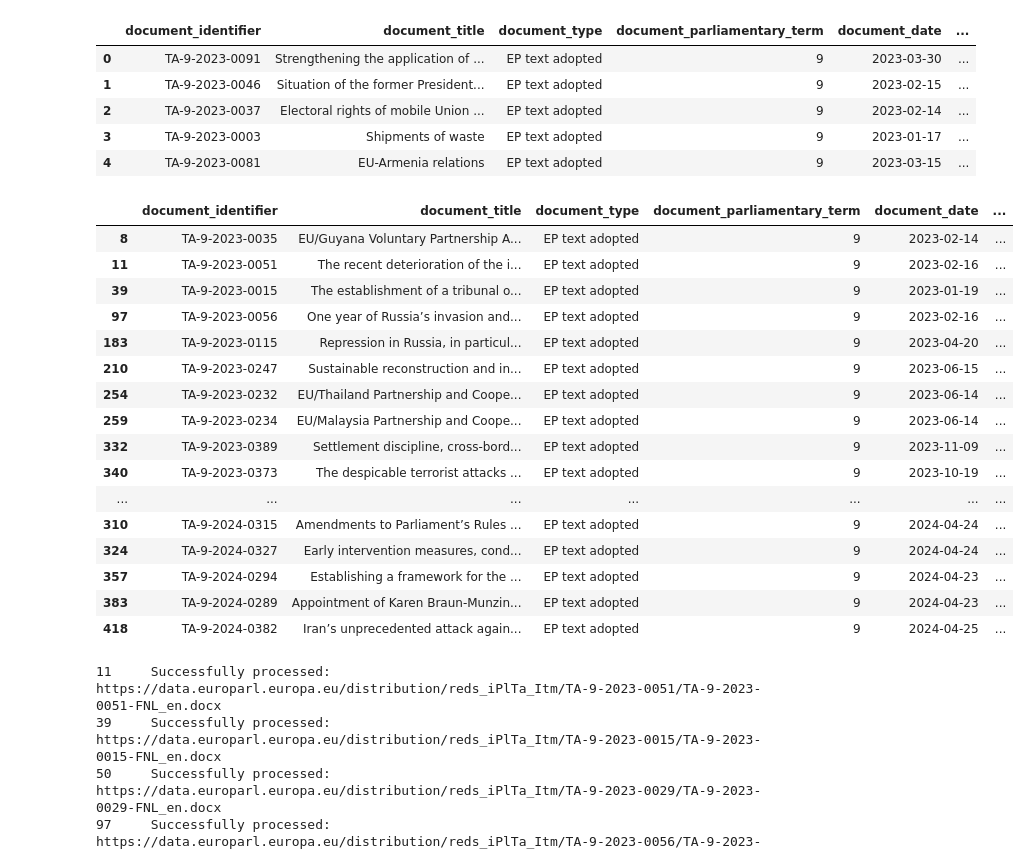
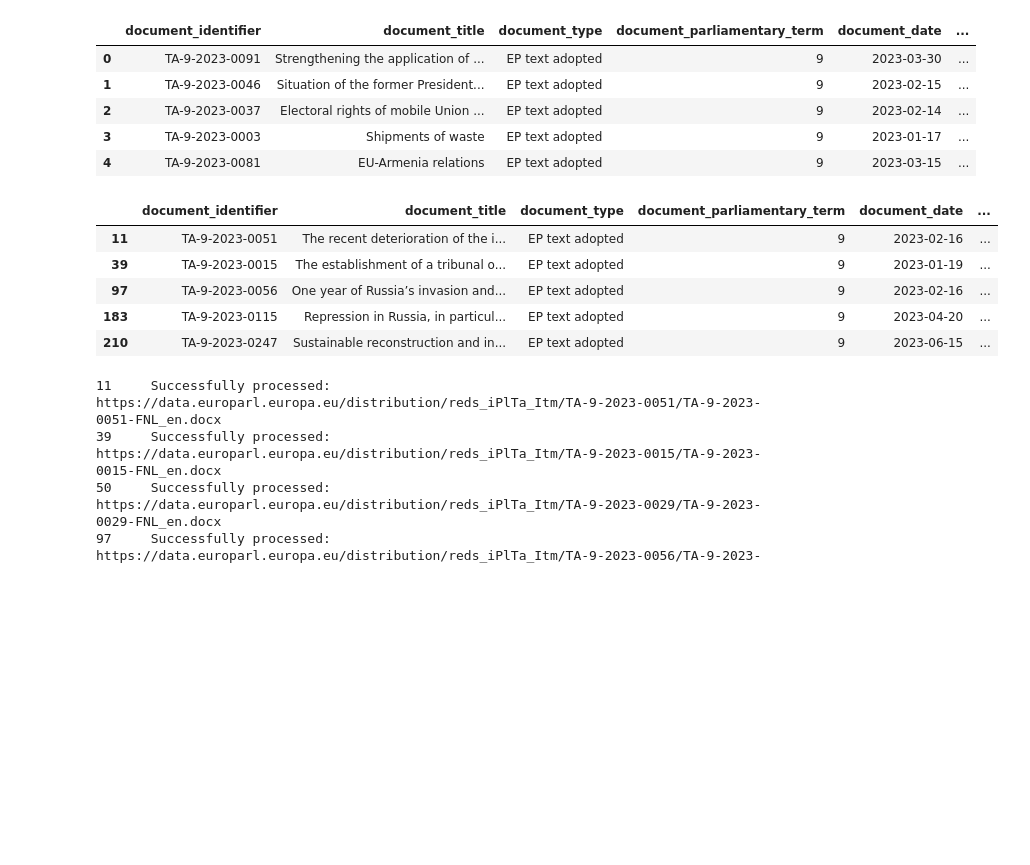
Before and after one commit to d-noe/DHAI_llms_political_conflicts, a Jupyter notebook: notebooks/dataprep.ipynb, the cells around one changed output. Saved outputs shown, nothing was run; the diff lists cells and outputs as text; code cells hidden in the pictures; blank space fills up the shorter version.

```diff
--- a/notebooks/dataprep.ipynb
+++ b/notebooks/dataprep.ipynb
@@ -89,7 +101,9 @@ def check_similar_words(df, column, keywords, threshold=80):
 
     return df[column].apply(has_similar_word)
 # %%
-keywords = ['ukraine', 'russia', 'israel', 'palestine']
+keywords = ['ukraine', 'russia', 'israel', 'palestine', 'gaza',
+        'conflict', 'war', 'peace', 'occupation',
+        'territorial', 'settlement', 'genocide']
 # %%
 check_similar_words(ds, column='document_title', keywords=keywords).value_counts()
 # %% [output]
@@ -144,9 +158,9 @@ def extract_conflict_keywords(df, column='processed_title'):
         pd.Series: Counts of conflict-related keywords
     """
     conflict_keywords = [
-        'ukraine', 'russia', 'israel', 'palestine',
+        'ukraine', 'russia', 'israel', 'palestine', 'gaza',
         'conflict', 'war', 'peace', 'occupation',
-        'territorial', 'settlement', 'resolution'
+        'territorial', 'settlement', 'genocide'
     ]
 
     # Create a TF-IDF vectorizer
@@ -190,25 +204,14 @@ def get_conflict_relevant_docs(tfidf_df, threshold=0.1):
 # Get conflict-relevant documents
 conflict_relevant_documents = get_conflict_relevant_docs(conflict_tfidf)
 # %%
-conflict_relevant_documents
+conflict_relevant_documents.head()
 # %% [output]
 |  | document_identifier | document_title | document_type | document_parliamentary_term | document_date | ... |
-| 8 | TA-9-2023-0035 | EU/Guyana Voluntary Partnership A... | EP text adopted | 9 | 2023-02-14 | ... |
 | 11 | TA-9-2023-0051 | The recent deterioration of the i... | EP text adopted | 9 | 2023-02-16 | ... |
 | 39 | TA-9-2023-0015 | The establishment of a tribunal o... | EP text adopted | 9 | 2023-01-19 | ... |
 | 97 | TA-9-2023-0056 | One year of Russia’s invasion and... | EP text adopted | 9 | 2023-02-16 | ... |
 | 183 | TA-9-2023-0115 | Repression in Russia, in particul... | EP text adopted | 9 | 2023-04-20 | ... |
 | 210 | TA-9-2023-0247 | Sustainable reconstruction and in... | EP text adopted | 9 | 2023-06-15 | ... |
-| 254 | TA-9-2023-0232 | EU/Thailand Partnership and Coope... | EP text adopted | 9 | 2023-06-14 | ... |
-| 259 | TA-9-2023-0234 | EU/Malaysia Partnership and Coope... | EP text adopted | 9 | 2023-06-14 | ... |
-| 332 | TA-9-2023-0389 | Settlement discipline, cross-bord... | EP text adopted | 9 | 2023-11-09 | ... |
-| 340 | TA-9-2023-0373 | The despicable terrorist attacks ... | EP text adopted | 9 | 2023-10-19 | ... |
-| ... | ... | ... | ... | ... | ... | ... |
-| 310 | TA-9-2024-0315 | Amendments to Parliament’s Rules ... | EP text adopted | 9 | 2024-04-24 | ... |
-| 324 | TA-9-2024-0327 | Early intervention measures, cond... | EP text adopted | 9 | 2024-04-24 | ... |
-| 357 | TA-9-2024-0294 | Establishing a framework for the ... | EP text adopted | 9 | 2024-04-23 | ... |
-| 383 | TA-9-2024-0289 | Appointment of Karen Braun-Munzin... | EP text adopted | 9 | 2024-04-23 | ... |
-| 418 | TA-9-2024-0382 | Iran’s unprecedented attack again... | EP text adopted | 9 | 2024-04-25 | ... |
 # %%
 def process_link(link, output_folder, idx):
     """
```
Also changed, not shown: parts of 9 cells of this notebook, 45 other files.
